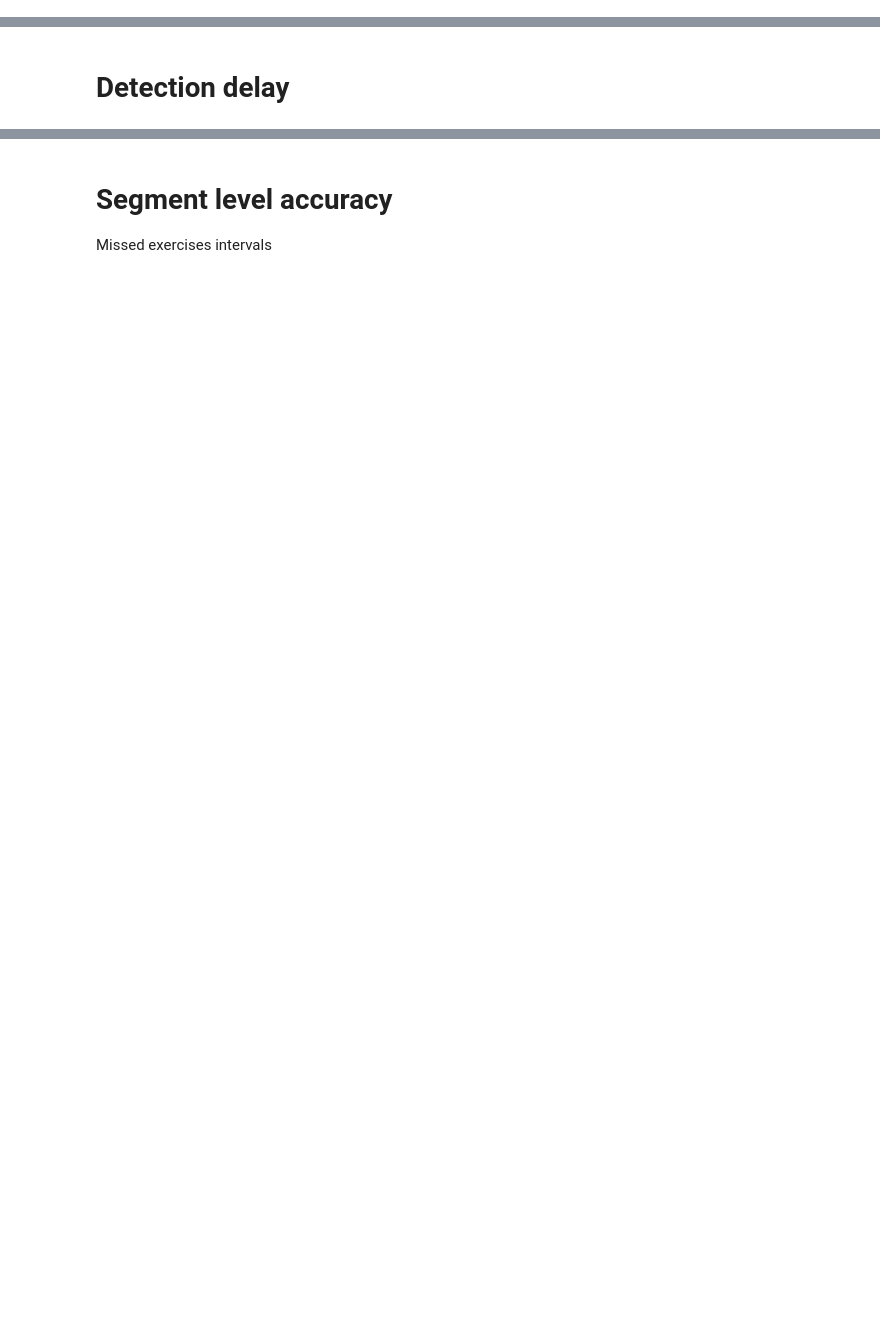
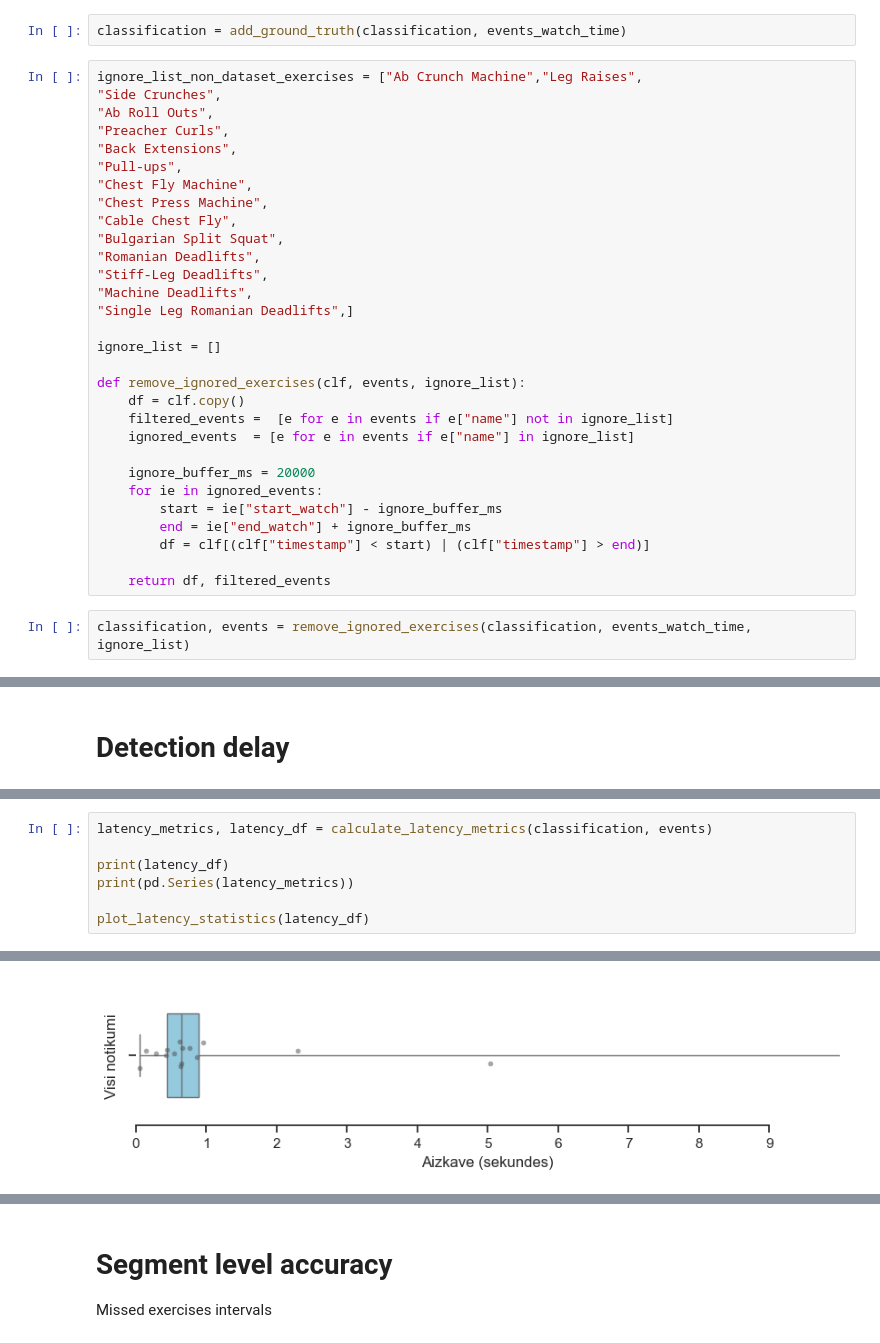
Before and after one commit to Markuss-B/GAR, a Jupyter notebook: data/recordings/analysis.ipynb, the cells around one changed output, grey strips where cells are left out. Drawn from its saved outputs; the diff is of its cells as text; blank space fills up the shorter version.

```diff
--- a/data/recordings/analysis.ipynb
+++ b/data/recordings/analysis.ipynb
@@ -56,2 +70,36 @@ filtered_events = [e for e in events_watch_time if e['name'] not in ignore_list]
+# %%
+classification = add_ground_truth(classification, events_watch_time)
+# %%
+ignore_list_non_dataset_exercises = ["Ab Crunch Machine","Leg Raises",
+"Side Crunches",
+"Ab Roll Outs",
+"Preacher Curls",
+"Back Extensions",
+"Pull-ups",
+"Chest Fly Machine",
+"Chest Press Machine",
+"Cable Chest Fly",
+"Bulgarian Split Squat",
+"Romanian Deadlifts",
+"Stiff-Leg Deadlifts",
+"Machine Deadlifts",
+"Single Leg Romanian Deadlifts",]
+
+ignore_list = []
+
+def remove_ignored_exercises(clf, events, ignore_list):
+    df = clf.copy()
+    filtered_events =  [e for e in events if e["name"] not in ignore_list]
+    ignored_events  = [e for e in events if e["name"] in ignore_list]
+
+    ignore_buffer_ms = 20000
+    for ie in ignored_events:
+        start = ie["start_watch"] - ignore_buffer_ms
+        end = ie["end_watch"] + ignore_buffer_ms
+        df = clf[(clf["timestamp"] < start) | (clf["timestamp"] > end)]
+
+    return df, filtered_events
+# %%
+classification, events = remove_ignored_exercises(classification, events_watch_time, ignore_list)
 # %% [markdown]
 # Metrics
@@ -179,0 +376,8 @@ Avg Error Magnitude: 0.84s (Average distance from start)
+# %%
+latency_metrics, latency_df = calculate_latency_metrics(classification, events)
+
+print(latency_df)
+print(pd.Series(latency_metrics))
+
+plot_latency_statistics(latency_df)
+# %% [output]
@@ -179,0 +401 @@ Avg Error Magnitude: 0.84s (Average distance from start)
+[figure, added]
```
Also changed, not shown: parts of 28 cells of this notebook, 3 other files.
